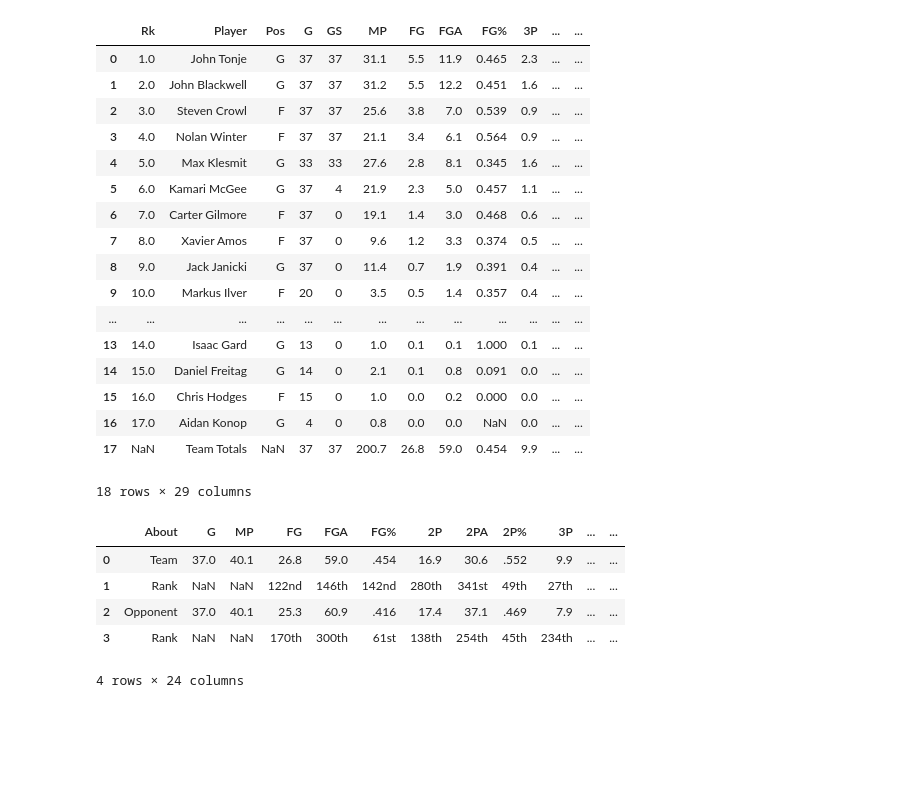
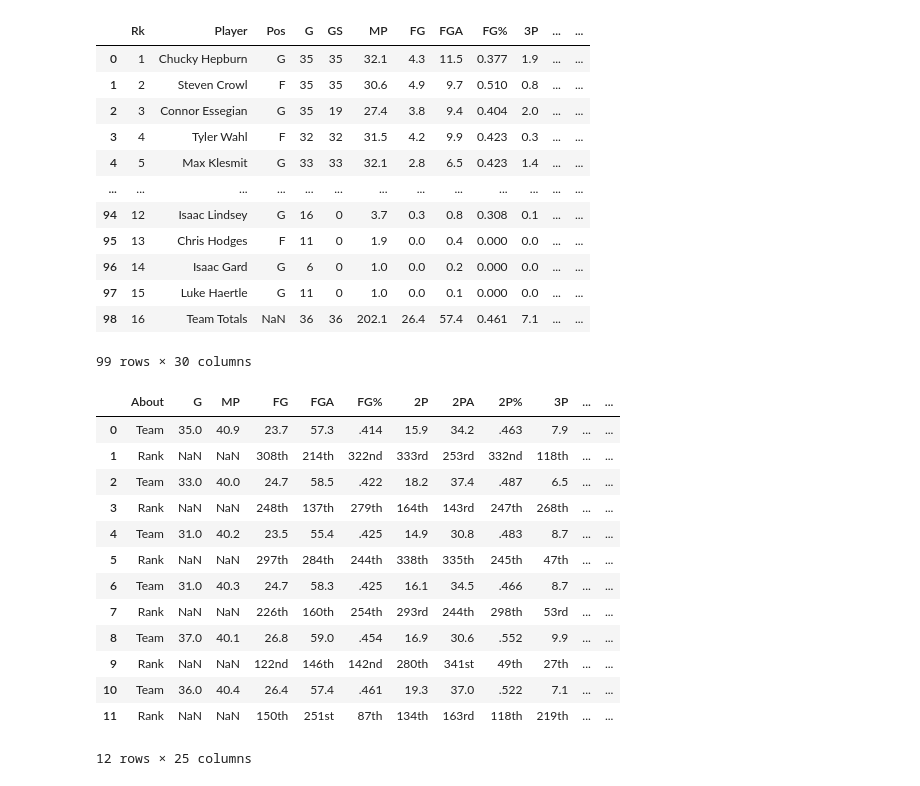
Before and after one commit to arnie12a/BadgerBasketball, a Jupyter notebook: exploration.ipynb, the cells around one changed output. Cells and saved outputs as stored; diff of their text form; code cells hidden in the pictures; blank space fills up the shorter version.

```diff
--- a/exploration.ipynb
+++ b/exploration.ipynb
@@ -46,32 +36,35 @@ each_game_player_stats
 # %%
-per_game_player_stats = pd.read_csv('./data/per_game_player_stats2025.csv')
+per_game_player_stats = pd.read_csv('./data/per_game_player_stats/per_game_player_stats.csv')
 per_game_player_stats
 # %% [output]
 |  | Rk | Player | Pos | G | GS | MP | FG | FGA | FG% | 3P | ... | ... |
-| 0 | 1.0 | John Tonje | G | 37 | 37 | 31.1 | 5.5 | 11.9 | 0.465 | 2.3 | ... | ... |
-| 1 | 2.0 | John Blackwell | G | 37 | 37 | 31.2 | 5.5 | 12.2 | 0.451 | 1.6 | ... | ... |
-| 2 | 3.0 | Steven Crowl | F | 37 | 37 | 25.6 | 3.8 | 7.0 | 0.539 | 0.9 | ... | ... |
-| 3 | 4.0 | Nolan Winter | F | 37 | 37 | 21.1 | 3.4 | 6.1 | 0.564 | 0.9 | ... | ... |
-| 4 | 5.0 | Max Klesmit | G | 33 | 33 | 27.6 | 2.8 | 8.1 | 0.345 | 1.6 | ... | ... |
-| 5 | 6.0 | Kamari McGee | G | 37 | 4 | 21.9 | 2.3 | 5.0 | 0.457 | 1.1 | ... | ... |
-| 6 | 7.0 | Carter Gilmore | F | 37 | 0 | 19.1 | 1.4 | 3.0 | 0.468 | 0.6 | ... | ... |
-| 7 | 8.0 | Xavier Amos | F | 37 | 0 | 9.6 | 1.2 | 3.3 | 0.374 | 0.5 | ... | ... |
-| 8 | 9.0 | Jack Janicki | G | 37 | 0 | 11.4 | 0.7 | 1.9 | 0.391 | 0.4 | ... | ... |
-| 9 | 10.0 | Markus Ilver | F | 20 | 0 | 3.5 | 0.5 | 1.4 | 0.357 | 0.4 | ... | ... |
+| 0 | 1 | Chucky Hepburn | G | 35 | 35 | 32.1 | 4.3 | 11.5 | 0.377 | 1.9 | ... | ... |
+| 1 | 2 | Steven Crowl | F | 35 | 35 | 30.6 | 4.9 | 9.7 | 0.510 | 0.8 | ... | ... |
+| 2 | 3 | Connor Essegian | G | 35 | 19 | 27.4 | 3.8 | 9.4 | 0.404 | 2.0 | ... | ... |
+| 3 | 4 | Tyler Wahl | F | 32 | 32 | 31.5 | 4.2 | 9.9 | 0.423 | 0.3 | ... | ... |
+| 4 | 5 | Max Klesmit | G | 33 | 33 | 32.1 | 2.8 | 6.5 | 0.423 | 1.4 | ... | ... |
 | ... | ... | ... | ... | ... | ... | ... | ... | ... | ... | ... | ... | ... |
-| 13 | 14.0 | Isaac Gard | G | 13 | 0 | 1.0 | 0.1 | 0.1 | 1.000 | 0.1 | ... | ... |
-| 14 | 15.0 | Daniel Freitag | G | 14 | 0 | 2.1 | 0.1 | 0.8 | 0.091 | 0.0 | ... | ... |
-| 15 | 16.0 | Chris Hodges | F | 15 | 0 | 1.0 | 0.0 | 0.2 | 0.000 | 0.0 | ... | ... |
-| 16 | 17.0 | Aidan Konop | G | 4 | 0 | 0.8 | 0.0 | 0.0 | NaN | 0.0 | ... | ... |
-| 17 | NaN | Team Totals | NaN | 37 | 37 | 200.7 | 26.8 | 59.0 | 0.454 | 9.9 | ... | ... |
+| 94 | 12 | Isaac Lindsey | G | 16 | 0 | 3.7 | 0.3 | 0.8 | 0.308 | 0.1 | ... | ... |
+| 95 | 13 | Chris Hodges | F | 11 | 0 | 1.9 | 0.0 | 0.4 | 0.000 | 0.0 | ... | ... |
+| 96 | 14 | Isaac Gard | G | 6 | 0 | 1.0 | 0.0 | 0.2 | 0.000 | 0.0 | ... | ... |
+| 97 | 15 | Luke Haertle | G | 11 | 0 | 1.0 | 0.0 | 0.1 | 0.000 | 0.0 | ... | ... |
+| 98 | 16 | Team Totals | NaN | 36 | 36 | 202.1 | 26.4 | 57.4 | 0.461 | 7.1 | ... | ... |
-18 rows × 29 columns
+99 rows × 30 columns
 # %%
-per_game_team_stats = pd.read_csv('./data/per_game_team_stats_2025.csv')
+per_game_team_stats = pd.read_csv('./data/per_game_team_stats/per_game_team_stats.csv')
 per_game_team_stats
 # %% [output]
 |  | About | G | MP | FG | FGA | FG% | 2P | 2PA | 2P% | 3P | ... | ... |
-| 0 | Team | 37.0 | 40.1 | 26.8 | 59.0 | .454 | 16.9 | 30.6 | .552 | 9.9 | ... | ... |
-| 1 | Rank | NaN | NaN | 122nd | 146th | 142nd | 280th | 341st | 49th | 27th | ... | ... |
-| 2 | Opponent | 37.0 | 40.1 | 25.3 | 60.9 | .416 | 17.4 | 37.1 | .469 | 7.9 | ... | ... |
-| 3 | Rank | NaN | NaN | 170th | 300th | 61st | 138th | 254th | 45th | 234th | ... | ... |
+| 0 | Team | 35.0 | 40.9 | 23.7 | 57.3 | .414 | 15.9 | 34.2 | .463 | 7.9 | ... | ... |
+| 1 | Rank | NaN | NaN | 308th | 214th | 322nd | 333rd | 253rd | 332nd | 118th | ... | ... |
+| 2 | Team | 33.0 | 40.0 | 24.7 | 58.5 | .422 | 18.2 | 37.4 | .487 | 6.5 | ... | ... |
+| 3 | Rank | NaN | NaN | 248th | 137th | 279th | 164th | 143rd | 247th | 268th | ... | ... |
+| 4 | Team | 31.0 | 40.2 | 23.5 | 55.4 | .425 | 14.9 | 30.8 | .483 | 8.7 | ... | ... |
+| 5 | Rank | NaN | NaN | 297th | 284th | 244th | 338th | 335th | 245th | 47th | ... | ... |
+| 6 | Team | 31.0 | 40.3 | 24.7 | 58.3 | .425 | 16.1 | 34.5 | .466 | 8.7 | ... | ... |
+| 7 | Rank | NaN | NaN | 226th | 160th | 254th | 293rd | 244th | 298th | 53rd | ... | ... |
+| 8 | Team | 37.0 | 40.1 | 26.8 | 59.0 | .454 | 16.9 | 30.6 | .552 | 9.9 | ... | ... |
+| 9 | Rank | NaN | NaN | 122nd | 146th | 142nd | 280th | 341st | 49th | 27th | ... | ... |
+| 10 | Team | 36.0 | 40.4 | 26.4 | 57.4 | .461 | 19.3 | 37.0 | .522 | 7.1 | ... | ... |
+| 11 | Rank | NaN | NaN | 150th | 251st | 87th | 134th | 163rd | 118th | 219th | ... | ... |
-4 rows × 24 columns
+12 rows × 25 columns
```
Also changed, not shown: parts of 2 cells of this notebook.
